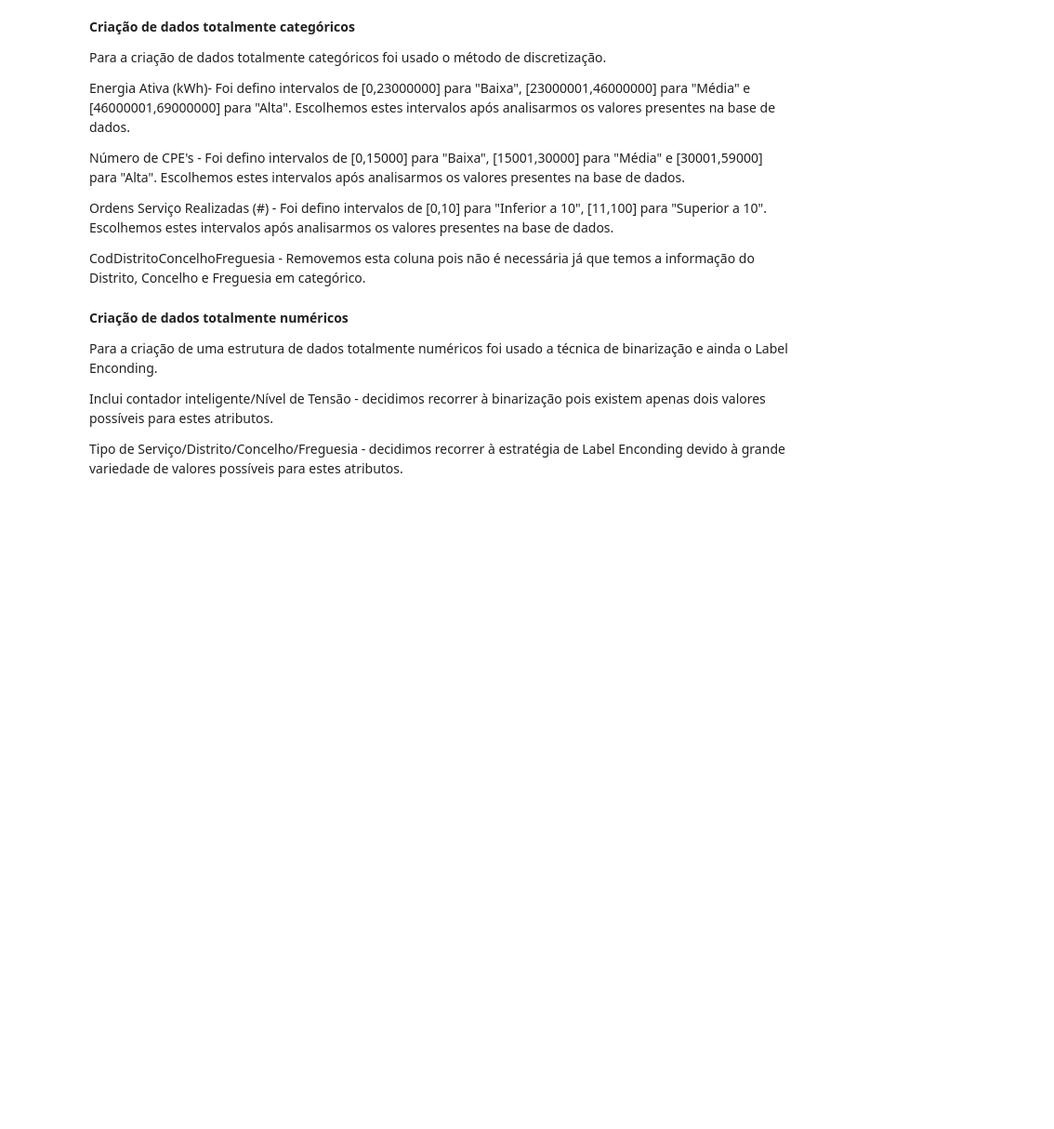
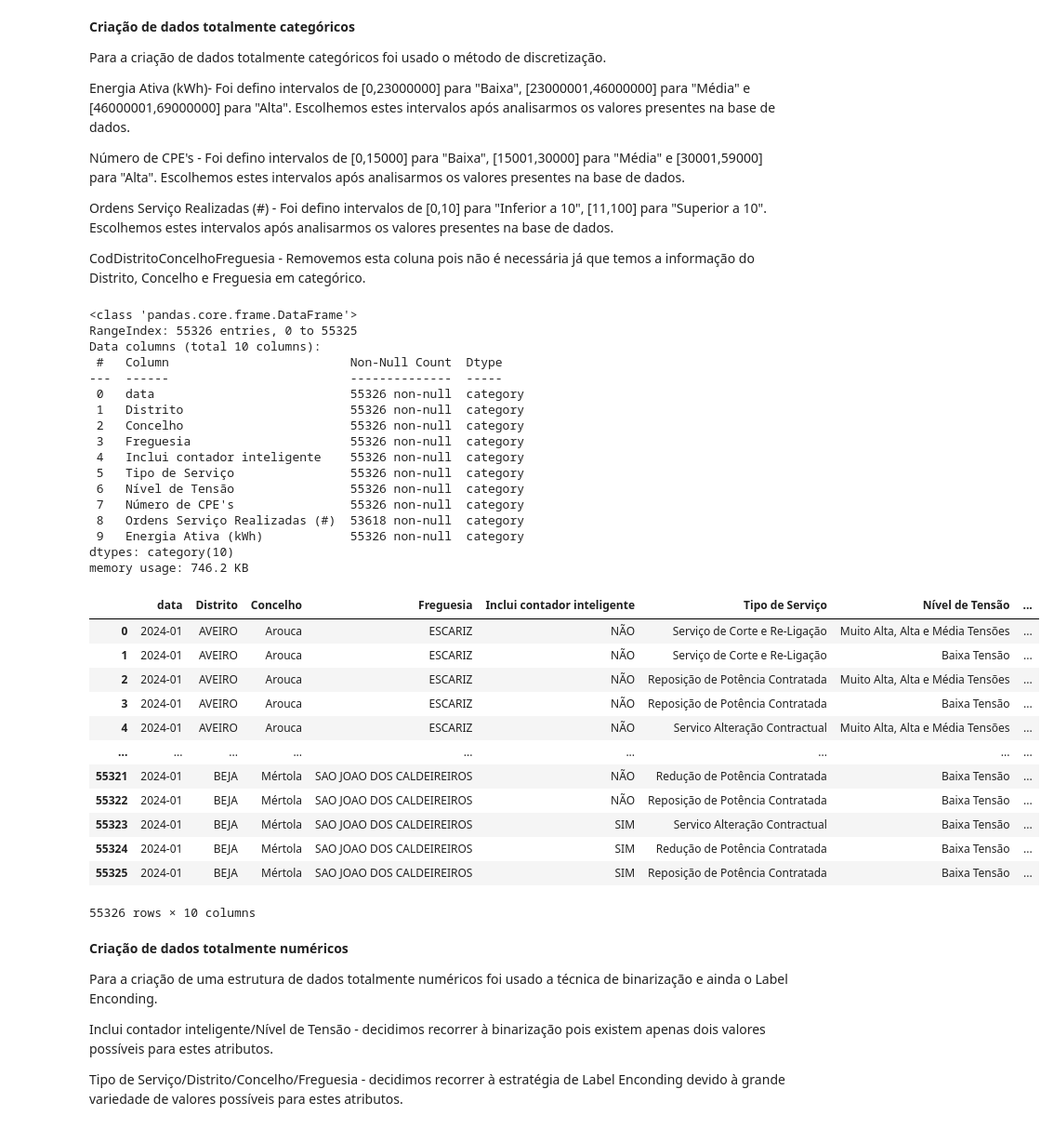
Before and after one commit to RafaelGesero/DECDProject, a Jupyter notebook: ProjetoDECD_Grupo20.ipynb, the cells around one changed output. Shown at 93% size. Drawn from its saved outputs; the diff is of its cells as text; code cells hidden in the pictures; blank space fills up the shorter version.

```diff
--- a/ProjetoDECD_Grupo20.ipynb
+++ b/ProjetoDECD_Grupo20.ipynb
@@ -441,20 +480,53 @@ CodDistritoConcelhoFreguesia - Removemos esta coluna pois não é necessária j
 # %%
 #Usar discretização para transformar os dados em totalmente categóricos
 category_df= merged_df.copy()
 category_df['Energia Ativa (kWh)'] = pd.cut(category_df['Energia Ativa (kWh)'],
                                                       bins=[0,23000000,46000000,69000000],
                                                       labels=['Baixa', 'Média', 'Alta'])
 
 category_df["Número de CPE's"] = pd.cut(category_df["Número de CPE's"],
                                                       bins=[0,15000,30000,50000],
                                                       labels=['Baixa', 'Média', 'Alta'])
 
 
 category_df['Ordens Serviço Realizadas (#)'] = pd.cut(category_df['Ordens Serviço Realizadas (#)'],
                                                       bins=[0,10,100],
                                                       labels=['Inferior a 10', 'Superior a 10'])
+
+category_df.drop_duplicates(inplace=True)
 category_df.info()
 display(category_df)
+# %% [output]
+<class 'pandas.core.frame.DataFrame'>
+RangeIndex: 55326 entries, 0 to 55325
+Data columns (total 10 columns):
+ #   Column                         Non-Null Count  Dtype
+---  ------                         --------------  -----
+ 0   data                           55326 non-null  category
+ 1   Distrito                       55326 non-null  category
+ 2   Concelho                       55326 non-null  category
+ 3   Freguesia                      55326 non-null  category
+ 4   Inclui contador inteligente    55326 non-null  category
+ 5   Tipo de Serviço                55326 non-null  category
+ 6   Nível de Tensão                55326 non-null  category
+ 7   Número de CPE's                55326 non-null  category
+ 8   Ordens Serviço Realizadas (#)  53618 non-null  category
+ 9   Energia Ativa (kWh)            55326 non-null  category
+dtypes: category(10)
+memory usage: 746.2 KB
+|  | data | Distrito | Concelho | Freguesia | Inclui contador inteligente | Tipo de Serviço | Nível de Tensão | ... |
+| 0 | 2024-01 | AVEIRO | Arouca | ESCARIZ | NÃO | Serviço de Corte e Re-Ligação | Muito Alta, Alta e Média Tensões | ... |
+| 1 | 2024-01 | AVEIRO | Arouca | ESCARIZ | NÃO | Serviço de Corte e Re-Ligação | Baixa Tensão | ... |
+| 2 | 2024-01 | AVEIRO | Arouca | ESCARIZ | NÃO | Reposição de Potência Contratada | Muito Alta, Alta e Média Tensões | ... |
+| 3 | 2024-01 | AVEIRO | Arouca | ESCARIZ | NÃO | Reposição de Potência Contratada | Baixa Tensão | ... |
+| 4 | 2024-01 | AVEIRO | Arouca | ESCARIZ | NÃO | Servico Alteração Contractual | Muito Alta, Alta e Média Tensões | ... |
+| ... | ... | ... | ... | ... | ... | ... | ... | ... |
+| 55321 | 2024-01 | BEJA | Mértola | SAO JOAO DOS CALDEIREIROS | NÃO | Redução de Potência Contratada | Baixa Tensão | ... |
+| 55322 | 2024-01 | BEJA | Mértola | SAO JOAO DOS CALDEIREIROS | NÃO | Reposição de Potência Contratada | Baixa Tensão | ... |
+| 55323 | 2024-01 | BEJA | Mértola | SAO JOAO DOS CALDEIREIROS | SIM | Servico Alteração Contractual | Baixa Tensão | ... |
+| 55324 | 2024-01 | BEJA | Mértola | SAO JOAO DOS CALDEIREIROS | SIM | Redução de Potência Contratada | Baixa Tensão | ... |
+| 55325 | 2024-01 | BEJA | Mértola | SAO JOAO DOS CALDEIREIROS | SIM | Reposição de Potência Contratada | Baixa Tensão | ... |
+55326 rows × 10 columns
 # %% [markdown]
 **Criação de dados totalmente numéricos**
 
```
Also changed, not shown: parts of 19 cells of this notebook.
